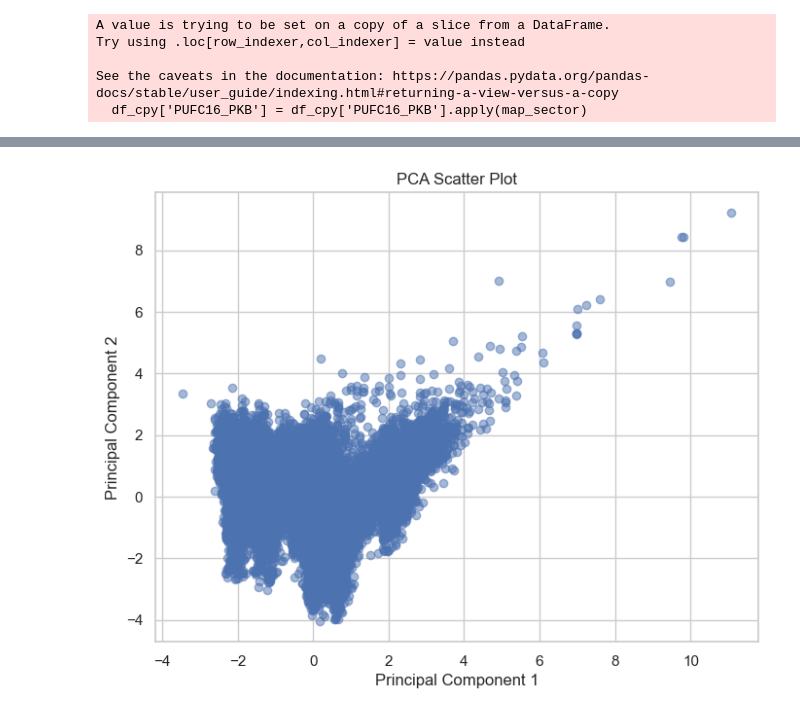
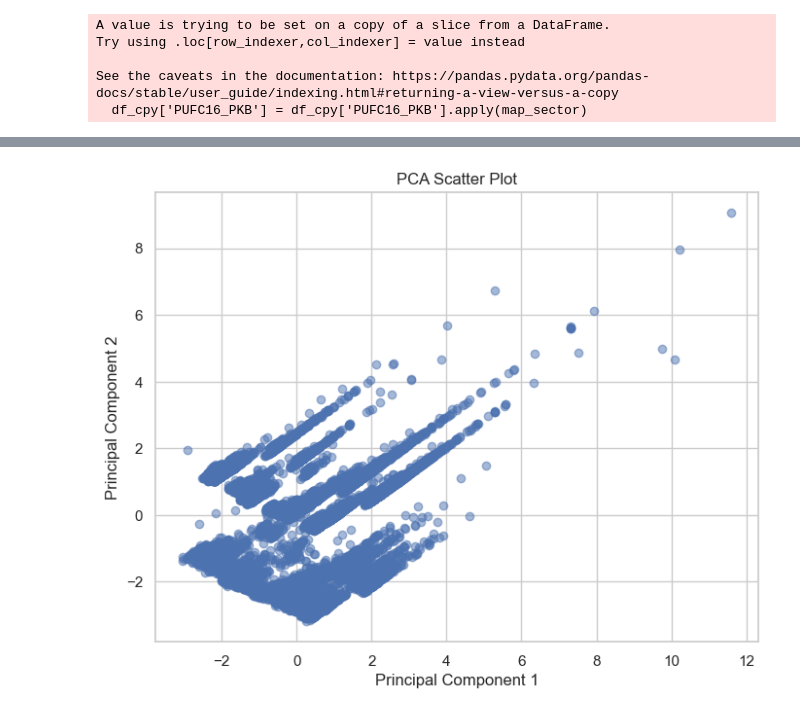
Before and after one commit to Waynes-Wu/stintsy-final-project, a Jupyter notebook: final.ipynb, the cells around one changed output, grey strips where cells are left out. Drawn from its saved outputs; the diff is of its cells as text; code cells hidden in the pictures.

```diff
--- a/final.ipynb
+++ b/final.ipynb
@@ -668,8 +695,8 @@ from Utils import map_sector
 encoder = OneHotEncoder(sparse_output=False, drop='first', handle_unknown='ignore')
 
 
-category_cols = ['PUFC04_SEX','Education_Category','PUFC09_GRADTECH','PUFC10_CONWR','PUFC16_PKB']
-cols = ['PUFC05_AGE','PUFC18_PNWHRS','PUFC25_PBASIC']
+category_cols = ['PUFC04_SEX','Education_Category','PUFC09_GRADTECH','PUFC10_CONWR','PUFC16_PKB', 'PUFC18_PNWHRS']
+cols = ['PUFC05_AGE','PUFC25_PBASIC']
 df_cpy = labor_df[(category_cols + cols)]
 df_cpy['PUFC16_PKB'] = df_cpy['PUFC16_PKB'].apply(map_sector)
 # %% [output]
@@ -708,29 +735,29 @@ df_cpy
 # %%
 import matplotlib.pyplot as plt
 import pandas as pd
 from sklearn.decomposition import PCA
 from sklearn.preprocessing import StandardScaler
 
 # Ensure df_cpy is numeric for PCA
-df_numeric = df_cpy.select_dtypes(include=['number']).dropna()
+# df_numeric = df_cpy.select_dtypes(include=['number']).dropna()
 
 # Standardize the data
 scaler = StandardScaler()
-df_scaled = scaler.fit_transform(df_numeric)
+df_scaled = scaler.fit_transform(df_cpy)
 
 pca = PCA(n_components=2)
 pca_result = pca.fit_transform(df_scaled)
 
 # Create a DataFrame for visualization
 df_pca = pd.DataFrame(pca_result, columns=['PC1', 'PC2'])
 
 # Scatter plot
 plt.figure(figsize=(8, 6))
 plt.scatter(df_pca['PC1'], df_pca['PC2'], alpha=0.5)
 plt.xlabel('Principal Component 1')
 plt.ylabel('Principal Component 2')
 plt.title('PCA Scatter Plot')
 plt.grid(True)
 plt.show()
 # %% [output]
-[figure, old version]
+[figure, new version]
```
Also changed, not shown: parts of 17 cells of this notebook.
